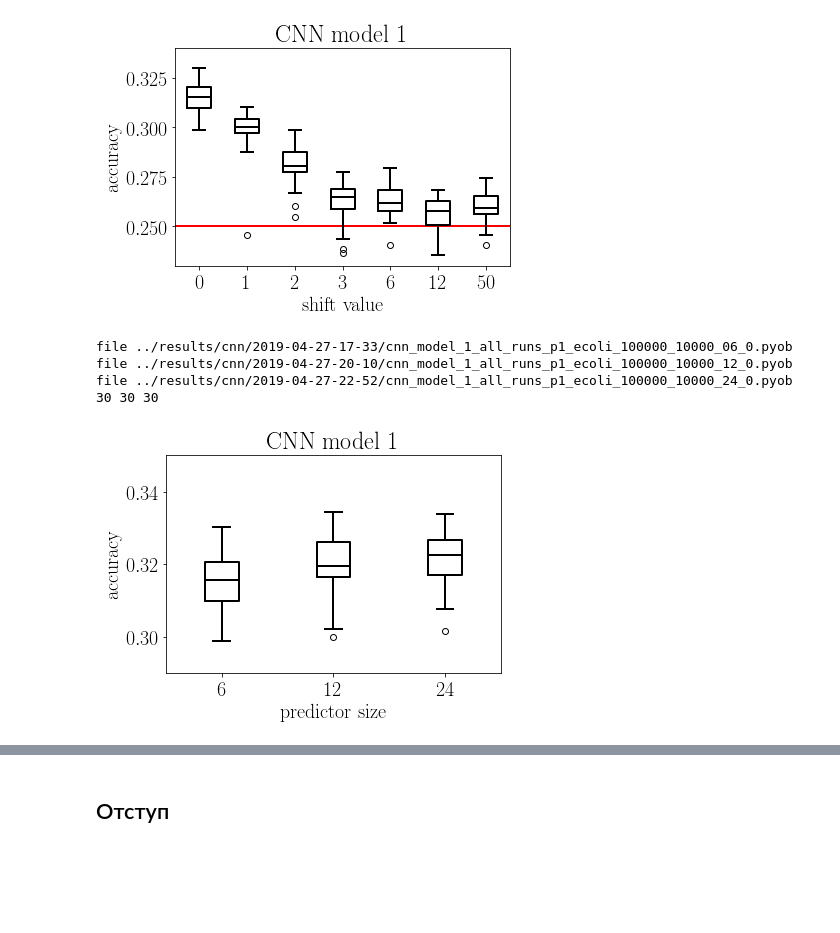
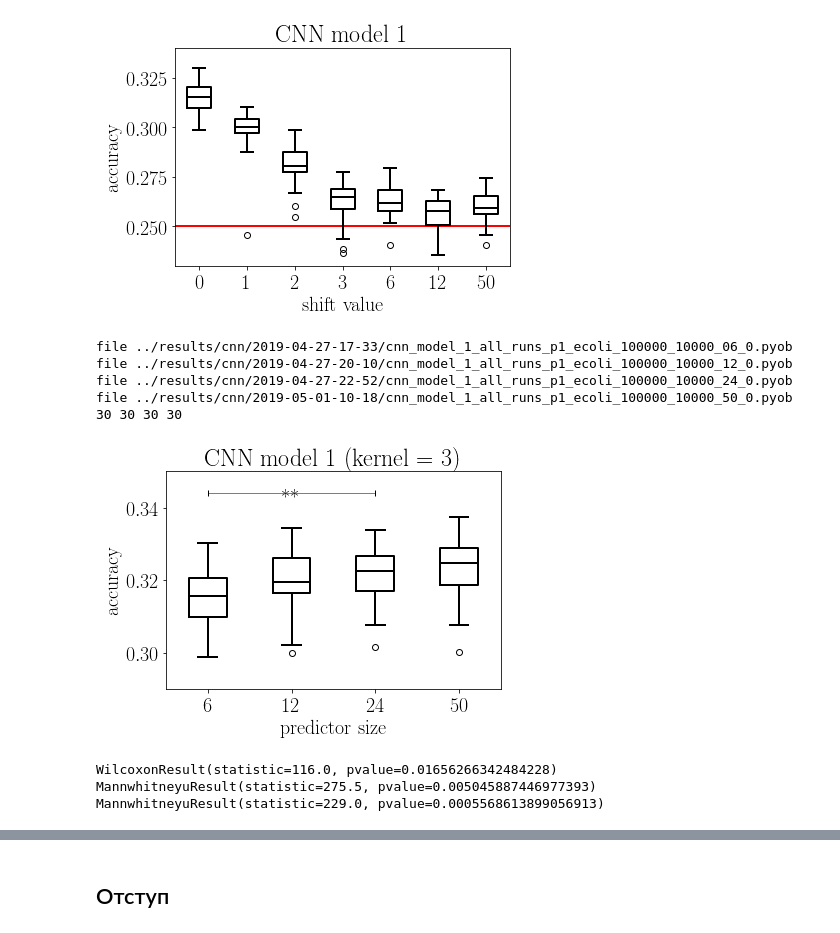
Before and after one commit to litvinanna/neuro_tools, a Jupyter notebook: CNN.ipynb, the cells around one changed output, grey strips where cells are left out. Cells and saved outputs as stored; diff of their text form; code cells hidden in the pictures; blank space fills up the shorter version.

```diff
--- a/CNN.ipynb
+++ b/CNN.ipynb
@@ -385,34 +309,54 @@ file ../results/cnn/2019-04-29-05-49/cnn_model_1_all_runs_p1_ecoli_100000_10000_
 # %%
 from data_loading import *
 import matplotlib.pyplot as plt
 %matplotlib inline
 
 test_list = [test_accs(x) for x in sorted(glob.glob("../results/cnn/*/*1_all_runs_p1*100000*_0.*"), key = lambda x : x.split("/")[-1])]
 
 [print(len(x), end = " ") for x in test_list]
 
 from matplotlib import rc
 rc('font',**{'family':'serif','serif':['Computer Modern Roman'], 'weight' : 200, 'size'   : 20})
 # rc('font',**{'family':'serif','serif':['Times'], 'weight' : 700, 'size'   : 26})
 rc('text', usetex=True)
 
 # plt.hlines(0.25, 0, 4, color = 'red', linewidth = 2)
 plt.ylim(0.29, 0.35)
 plt.boxplot(test_list,
             medianprops=dict(color="black", linewidth = 2),
             boxprops=dict(linewidth = 2),
             capprops=dict(linewidth = 2),
             whiskerprops=dict(linewidth = 2),)
 
-plt.xticks(range(1,4), (6, 12, 24))
+plt.xticks(range(1,5), (6, 12, 24, 50))
 plt.ylabel("accuracy")
 plt.xlabel("predictor size")
-plt.title("CNN model 1")
+plt.title("CNN model 1 (kernel = 3)")
+
+plt.plot([1, 3], [0.344, 0.344], marker="|", linewidth = 0.5, color = "black")
+plt.text(2-0.12, 0.343, "**")
+
 plt.savefig("../results/pics/cnn_model_1_all_runs_p1_ecoli_100000_10000_all_0.png", dpi=300, bbox_inches='tight')
 plt.show()
 # %% [output]
 file ../results/cnn/2019-04-27-17-33/cnn_model_1_all_runs_p1_ecoli_100000_10000_06_0.pyob
 file ../results/cnn/2019-04-27-20-10/cnn_model_1_all_runs_p1_ecoli_100000_10000_12_0.pyob
 file ../results/cnn/2019-04-27-22-52/cnn_model_1_all_runs_p1_ecoli_100000_10000_24_0.pyob
-30 30 30
+file ../results/cnn/2019-05-01-10-18/cnn_model_1_all_runs_p1_ecoli_100000_10000_50_0.pyob
+30 30 30 30
-[figure, old version]
+[figure, new version]
+# %%
+with open("../results/cnn/2019-04-27-17-33/cnn_model_1_all_runs_p1_ecoli_100000_10000_06_0.pyob", "rb") as file:
+    test6, x = pickle.load(file)
+with open("../results/cnn/2019-04-27-22-52/cnn_model_1_all_runs_p1_ecoli_100000_10000_24_0.pyob", "rb") as file:
+    test24, x = pickle.load(file)
+with open("../results/cnn/2019-05-01-10-18/cnn_model_1_all_runs_p1_ecoli_100000_10000_50_0.pyob", "rb") as file:
+    test50, x = pickle.load(file)
+
+print(scipy.stats.wilcoxon(test6, test24))
+print(scipy.stats.mannwhitneyu(test6, test24))
+print(scipy.stats.mannwhitneyu(test6, test50))
+# %% [output]
+WilcoxonResult(statistic=116.0, pvalue=0.01656266342484228)
+MannwhitneyuResult(statistic=275.5, pvalue=0.005045887446977393)
+MannwhitneyuResult(statistic=229.0, pvalue=0.0005568613899056913)
```
Also changed, not shown: parts of 45 cells of this notebook, 12 other files.
